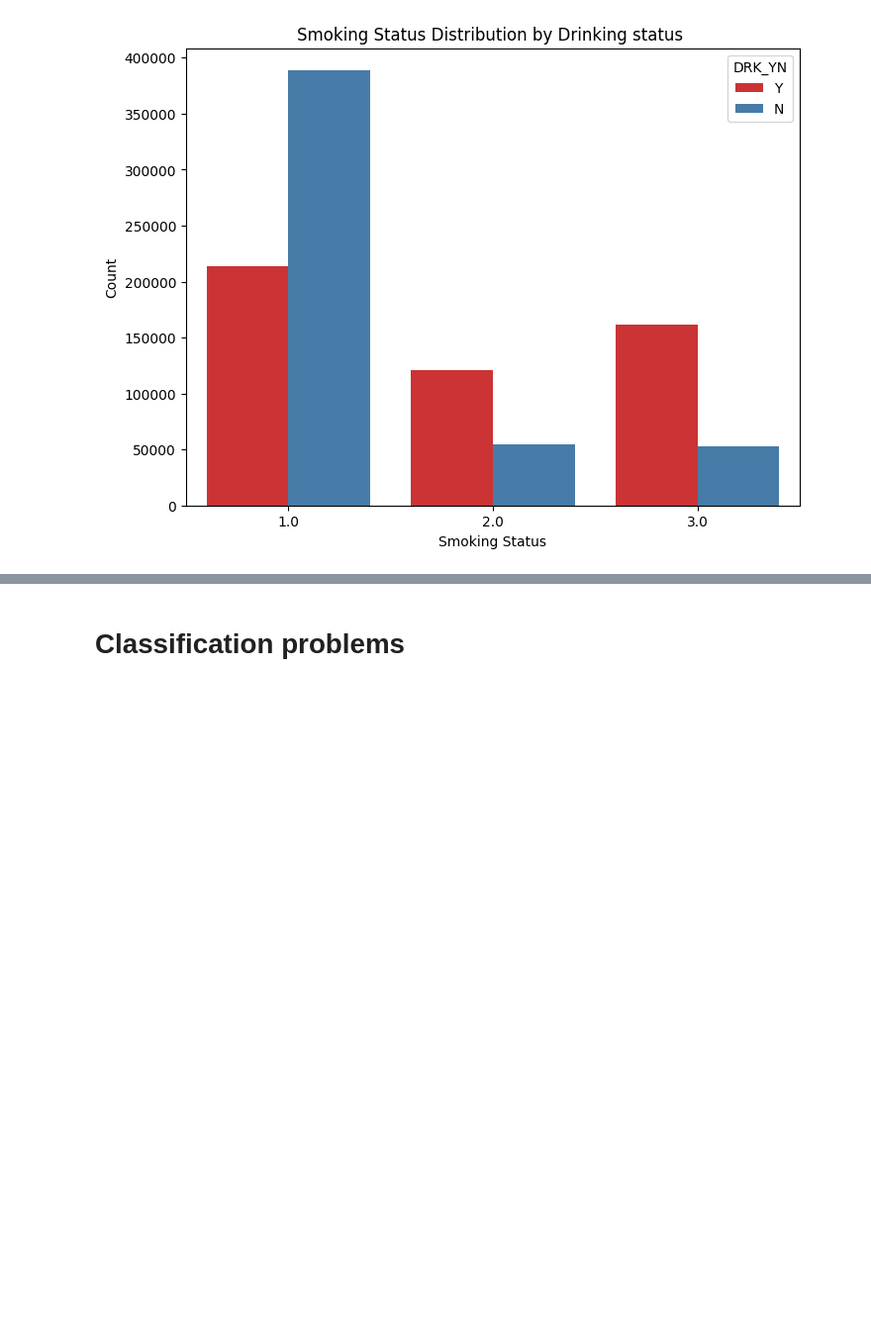
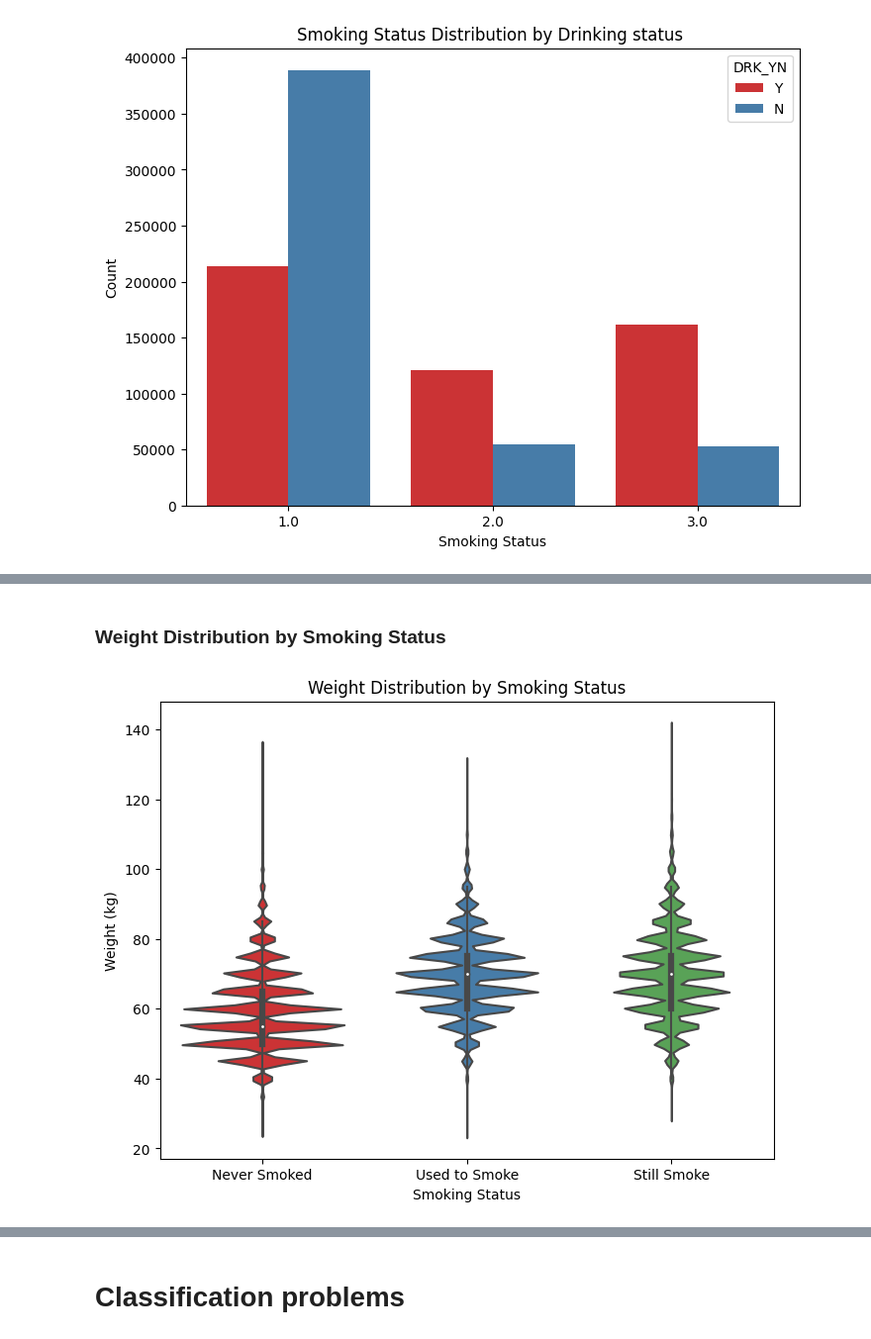
Before and after one commit to 202218031/DM_Project_2, a Jupyter notebook: DM_CP2_202218031_T4.ipynb, the cells around one changed output, grey strips where cells are left out. Shown at 99% size. Drawn from its saved outputs; the diff is of its cells as text; code cells hidden in the pictures; blank space fills up the shorter version.

```diff
--- a/DM_CP2_202218031_T4.ipynb
+++ b/DM_CP2_202218031_T4.ipynb
@@ -172,0 +204,12 @@ plt.show()
+# %% [markdown]
+### **Weight Distribution by Smoking Status**
+# %%
+plt.figure(figsize=(8, 6))
+sns.violinplot(data=df, x='SMK_stat_type_cd', y='weight', palette='Set1')
+plt.xlabel('Smoking Status')
+plt.ylabel('Weight (kg)')
+plt.title('Weight Distribution by Smoking Status')
+plt.xticks(ticks=[0, 1, 2], labels=['Never Smoked', 'Used to Smoke', 'Still Smoke'])
+plt.show()
+# %% [output]
+[figure, added]
```
Also changed, not shown: parts of 12 cells of this notebook.
